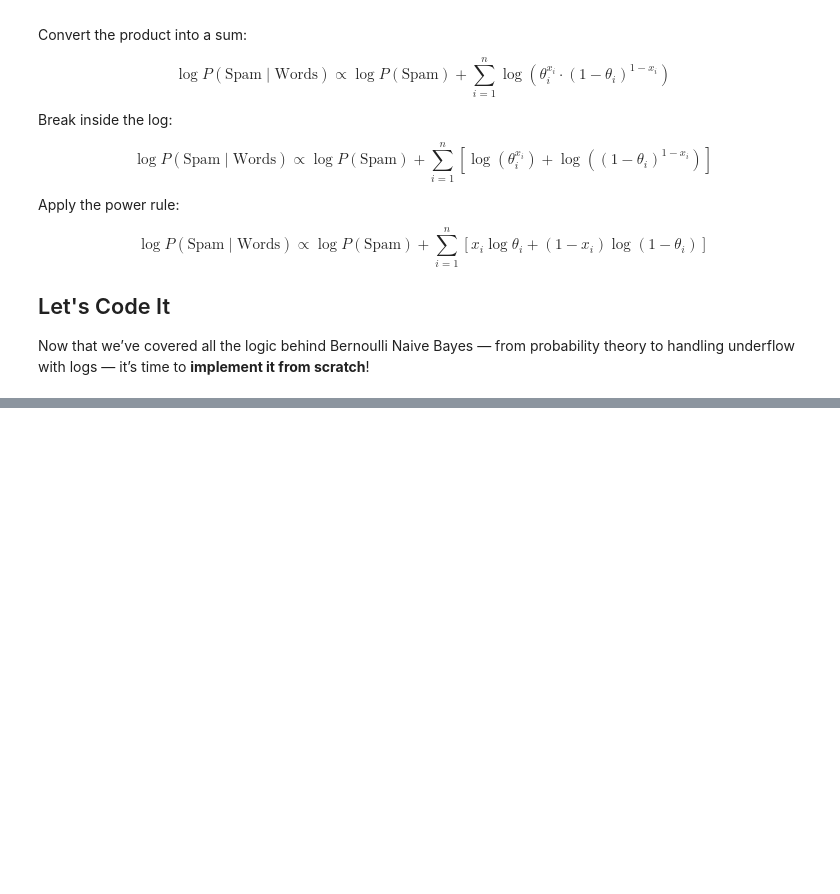
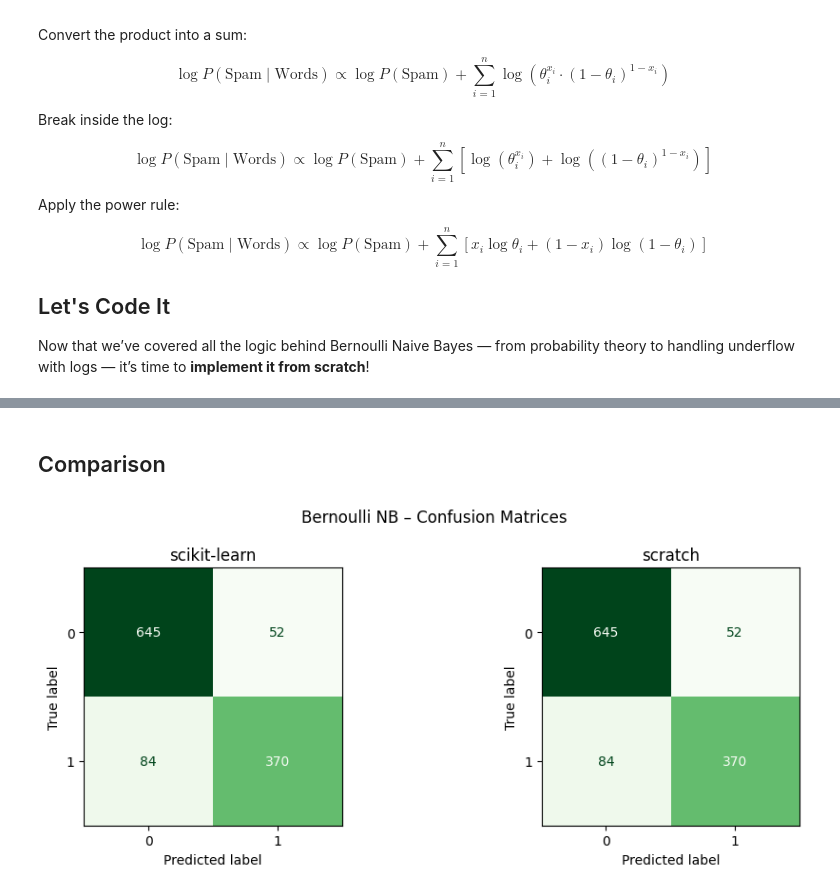
Before and after one commit to taijusanagi/experiments, a Jupyter notebook: contents/bernoulli-naive-bayes.ipynb, the cells around one changed output, grey strips where cells are left out. Cells and saved outputs as stored; diff of their text form; code cells hidden in the pictures; blank space fills up the shorter version.

```diff
--- a/contents/bernoulli-naive-bayes.ipynb
+++ b/contents/bernoulli-naive-bayes.ipynb
@@ -0,0 +68,11 @@
+# %%
+# --------------------------------------------------
+# 2. Reference model: scikit‑learn BernoulliNB
+# --------------------------------------------------
+sk_model = BernoulliNB(alpha=1.0)            # Laplace α = 1  (Section ‘Laplace Smoothing’)
+sk_model.fit(X_train, y_train)
+
+y_pred_sk  = sk_model.predict(X_test)
+y_proba_sk = sk_model.predict_proba(X_test)[:, 1]            # P(spam)
+acc_sk     = accuracy_score(y_test, y_pred_sk)
+print(f"scikit‑learn accuracy = {acc_sk:.4f}")
@@ -325,0 +462,21 @@ Now that we’ve covered all the logic behind Bernoulli Naive Bayes — from pro
+# %% [markdown]
+## Comparison
+# %%
+# --------------------------------------------------
+# 4. Visual diagnostics (no 2‑D decision boundary)
+# --------------------------------------------------
+
+# --- Confusion matrices ------------------------------------------------
+fig, axes = plt.subplots(1, 2, figsize=(10, 4))
+for ax, preds, title in zip(
+    axes, [y_pred_sk, y_pred_my], ["scikit‑learn", "scratch"]
+):
+    ConfusionMatrixDisplay.from_predictions(
+        y_test, preds, cmap="Greens", ax=ax, colorbar=False
+    )
+    ax.set_title(title)
+fig.suptitle("Bernoulli NB – Confusion Matrices")
+plt.tight_layout()
+plt.show()
+# %% [output]
+[figure, added]
```
Also changed, not shown: parts of 6 cells of this notebook.
